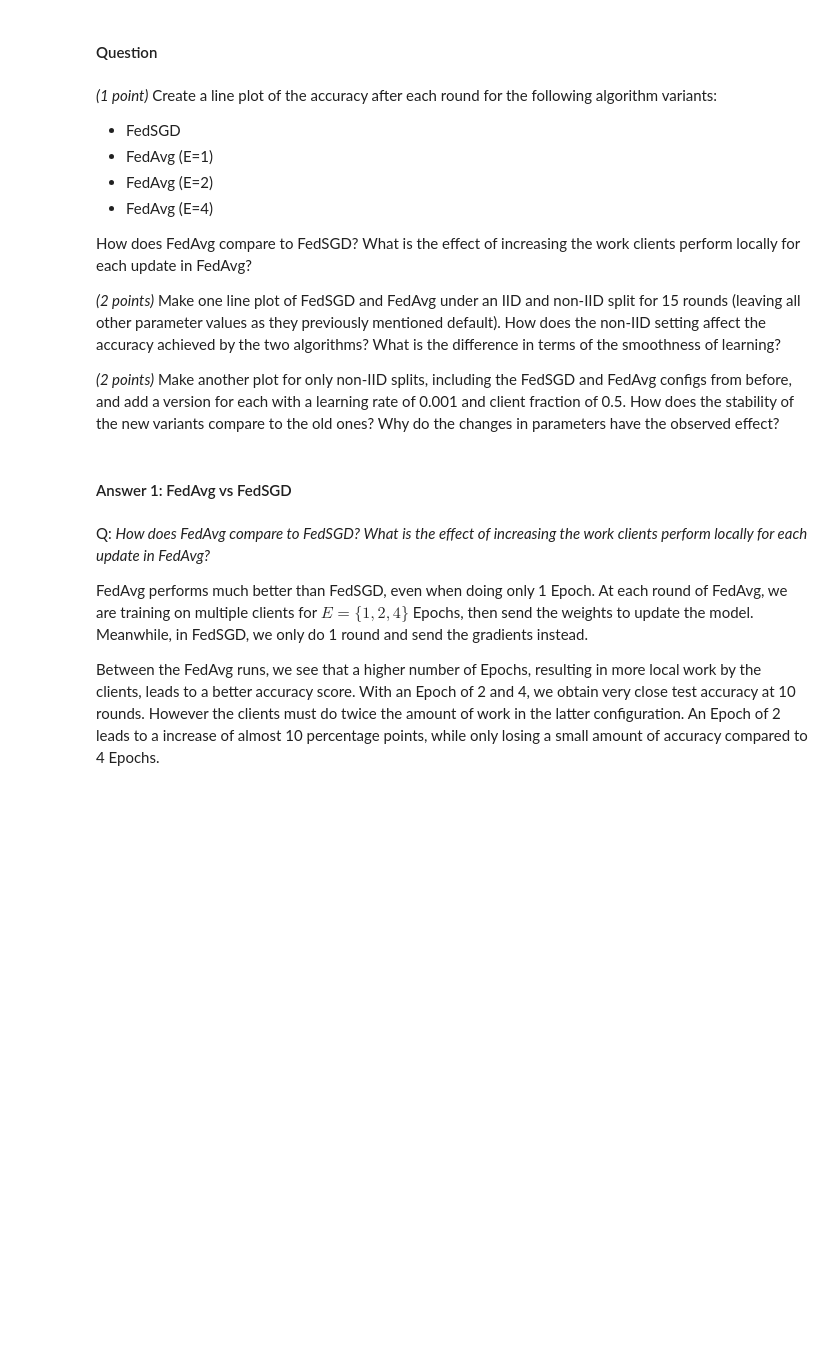
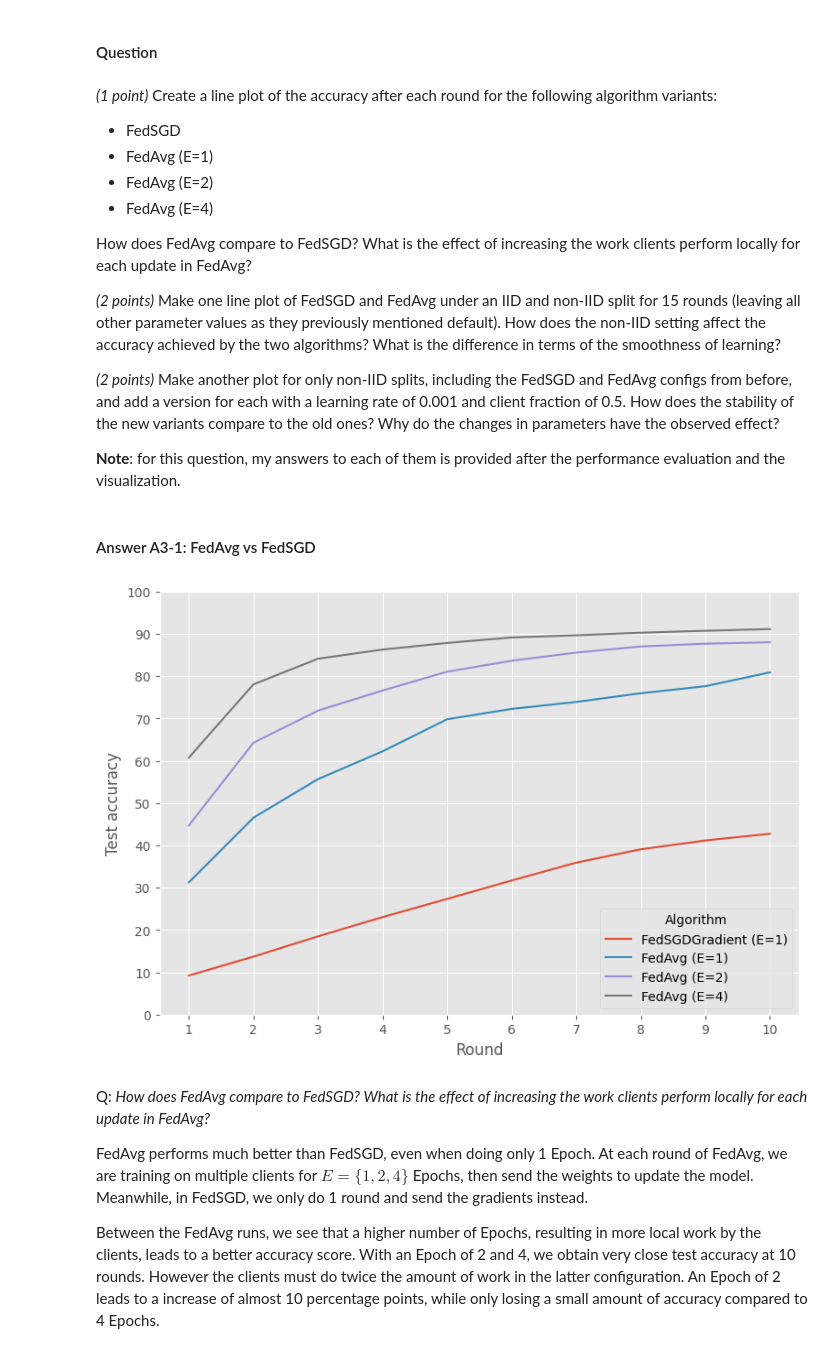
Before and after one commit to mattduerrmeier/DDL25Spring, a Jupyter notebook: lab/series01.ipynb, the cells around one changed output. Cells and saved outputs as stored; diff of their text form; code cells hidden in the pictures; blank space fills up the shorter version.

```diff
--- a/lab/series01.ipynb
+++ b/lab/series01.ipynb
@@ -275,4 +314,13 @@ ex_a21_df.loc[: , ["Algorithm", "N", "C", "Message count", "Test accuracy"]]
 # %%
+n = 100        # nr_clients (N)
+lr = 0.01      # learning rate (lr)
+c = 0.1        # client fraction (C)
+e = 1          # nr local epochs (E)
+b = 100        # batch size (B)
+nr_rounds = 10 # nr rounds
+iid = True     # independent and identically distributed
+seed = 10      # seed for data generation
+
 ex_a22_results = []
 
 n = 100
@@ -311,8 +367,10 @@ How does FedAvg compare to FedSGD? What is the effect of increasing the work cli
 _(2 points)_ Make one line plot of FedSGD and FedAvg under an IID and non-IID split for 15 rounds (leaving all other parameter values as they previously mentioned default). How does the non-IID setting affect the accuracy achieved by the two algorithms? What is the difference in terms of the smoothness of learning?
 
 _(2 points)_ Make another plot for only non-IID splits, including the FedSGD and FedAvg configs from before, and add a version for each with a learning rate of 0.001 and client fraction of 0.5. How does the stability of the new variants compare to the old ones? Why do the changes in parameters have the observed effect?
+
+**Note**: for this question, my answers to each of them is provided after the performance evaluation and the visualization.
 # %% [markdown]
-#### Answer 1: FedAvg vs FedSGD
+#### Answer A3-1: FedAvg vs FedSGD
 # %%
 n = 100        # nr_clients (N)
 lr = 0.01      # learning rate (lr)
@@ -366,14 +404,15 @@ ex_a3_results.append(result_fedavg_4.as_df())
 # %%
 # Combined Plot
+df = pd.concat(ex_a31_results, ignore_index=True)
+df["Algorithm"] = df["Algorithm"] + " (E=" + df["E"].astype(str) + ")"
 
-df = pd.concat(ex_a3_results, ignore_index=True)
-df["Algorithm"] = df["Algorithm"] + f" (E={df["E"].astype(str)})"
-
-fig, ax = plt.subplots(1, 1, figsize=(9, 6))
+fig, ax = plt.subplots(nrows=1, ncols=1, figsize=(9, 6))
 
 sns.lineplot(df, x="Round", y="Test accuracy", hue="Algorithm", seed=seed, ax=ax)
 ax.set_xticks(df["Round"].unique())
 ax.set_yticks(np.arange(0, 101, 10));
+# %% [output]
+[figure, added]
 # %% [markdown]
 Q: *How does FedAvg compare to FedSGD? What is the effect of increasing the work clients perform locally for each update in FedAvg?*
 
```
Also changed, not shown: parts of 19 cells of this notebook.
